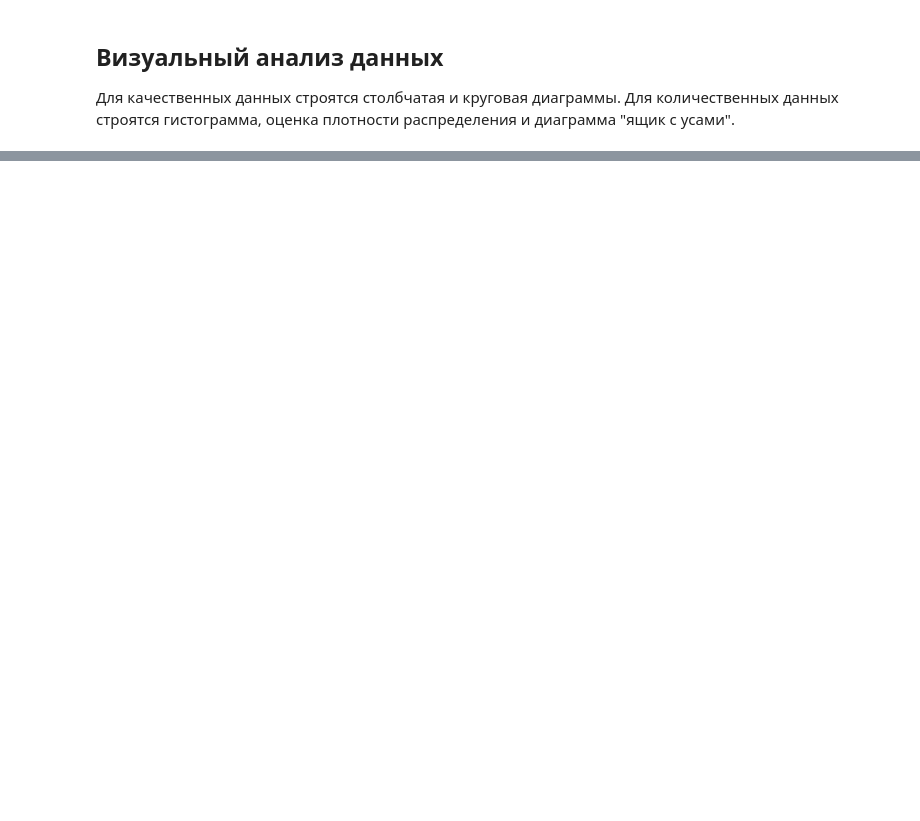
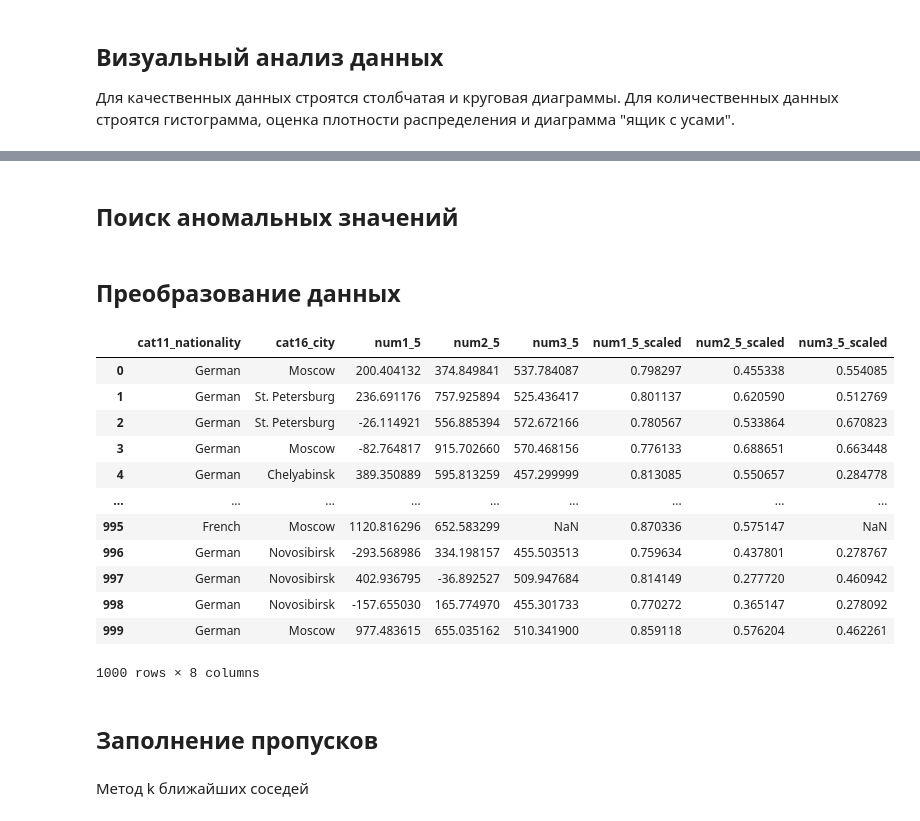
Before and after one commit to L1tewave/stohastic-object-models, a Jupyter notebook: practice_2/practice_2.ipynb, the cells around one changed output, grey strips where cells are left out. Cells and saved outputs as stored; diff of their text form; code cells hidden in the pictures; blank space fills up the shorter version.

```diff
--- a/practice_2/practice_2.ipynb
+++ b/practice_2/practice_2.ipynb
@@ -89,0 +185,27 @@ sns.boxplot(x=data['num1_5'])
+# %% [markdown]
+## Поиск аномальных значений
+# %% [markdown]
+## Преобразование данных
+# %%
+scaler = MinMaxScaler()
+scaled_values = scaler.fit_transform(data[['num1_5', 'num2_5', 'num3_5']])
+data[['num1_5_scaled', 'num2_5_scaled', 'num3_5_scaled']] = scaled_values
+data
+# %% [output]
+|  | cat11_nationality | cat16_city | num1_5 | num2_5 | num3_5 | num1_5_scaled | num2_5_scaled | num3_5_scaled |
+| 0 | German | Moscow | 200.404132 | 374.849841 | 537.784087 | 0.798297 | 0.455338 | 0.554085 |
+| 1 | German | St. Petersburg | 236.691176 | 757.925894 | 525.436417 | 0.801137 | 0.620590 | 0.512769 |
+| 2 | German | St. Petersburg | -26.114921 | 556.885394 | 572.672166 | 0.780567 | 0.533864 | 0.670823 |
+| 3 | German | Moscow | -82.764817 | 915.702660 | 570.468156 | 0.776133 | 0.688651 | 0.663448 |
+| 4 | German | Chelyabinsk | 389.350889 | 595.813259 | 457.299999 | 0.813085 | 0.550657 | 0.284778 |
+| ... | ... | ... | ... | ... | ... | ... | ... | ... |
+| 995 | French | Moscow | 1120.816296 | 652.583299 | NaN | 0.870336 | 0.575147 | NaN |
+| 996 | German | Novosibirsk | -293.568986 | 334.198157 | 455.503513 | 0.759634 | 0.437801 | 0.278767 |
+| 997 | German | Novosibirsk | 402.936795 | -36.892527 | 509.947684 | 0.814149 | 0.277720 | 0.460942 |
+| 998 | German | Novosibirsk | -157.655030 | 165.774970 | 455.301733 | 0.770272 | 0.365147 | 0.278092 |
+| 999 | German | Moscow | 977.483615 | 655.035162 | 510.341900 | 0.859118 | 0.576204 | 0.462261 |
+1000 rows × 8 columns
+# %% [markdown]
+## Заполнение пропусков
+# %% [markdown]
+Метод k ближайших соседей
```
Also changed, not shown: parts of 21 cells of this notebook.
